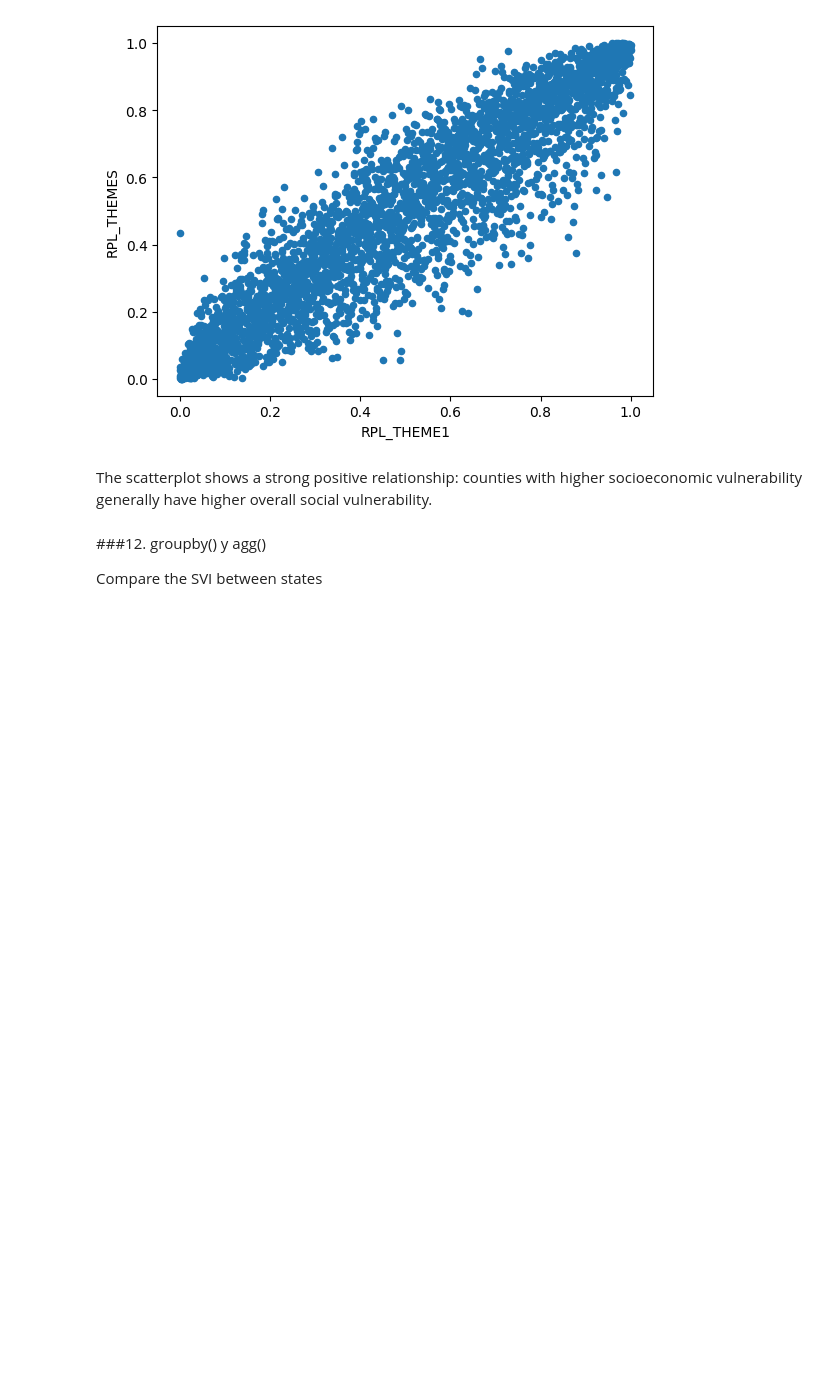
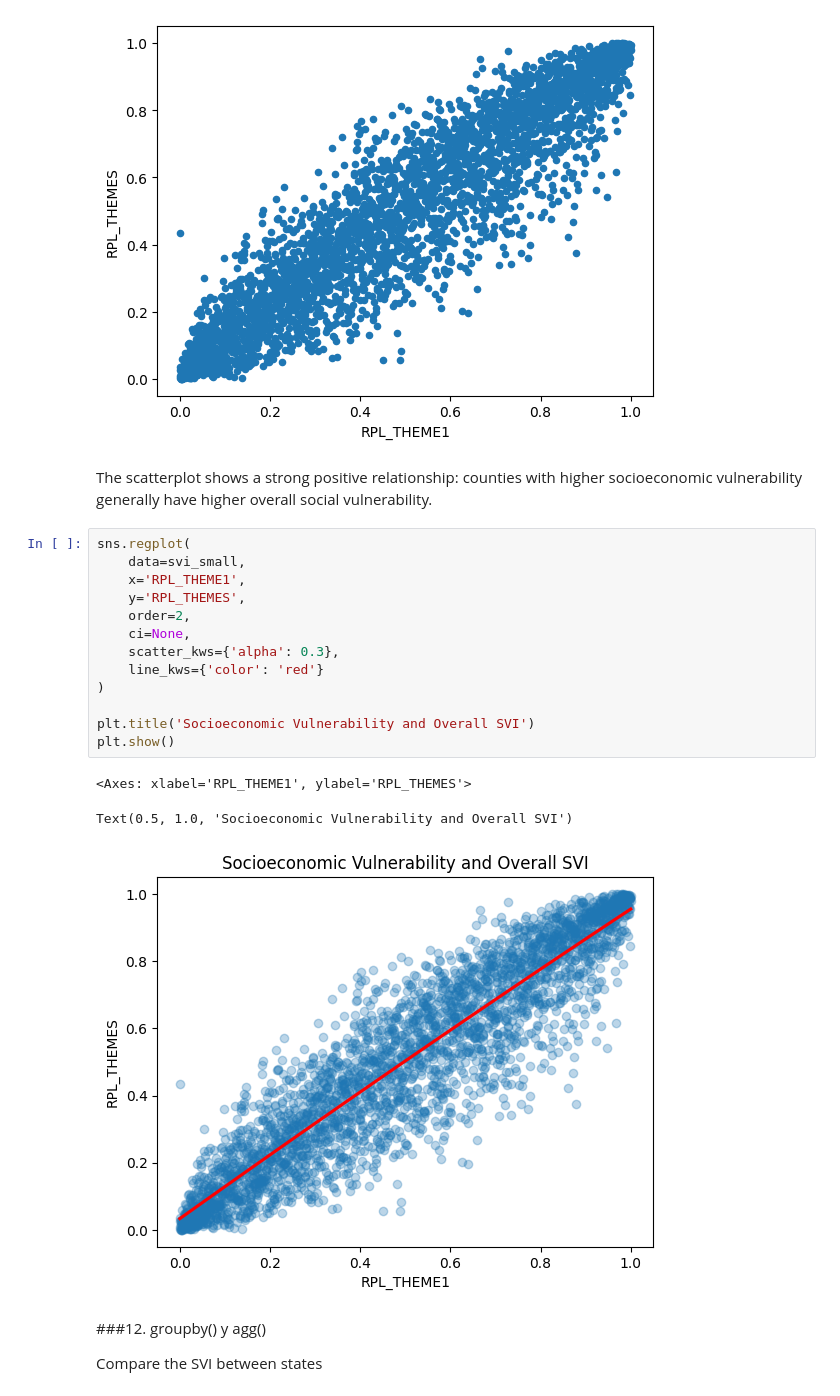
Before and after one commit to shirleyrutgers/DataManPy, a Jupyter notebook: ps1dataman.ipynb, the cells around one changed output. Cells and saved outputs as stored; diff of their text form; blank space fills up the shorter version.

```diff
--- a/ps1dataman.ipynb
+++ b/ps1dataman.ipynb
@@ -953,6 +953,23 @@ svi_small.plot(
 [figure]
 # %% [markdown]
 The scatterplot shows a strong positive relationship: counties with higher socioeconomic vulnerability generally have higher overall social vulnerability.
+# %%
+sns.regplot(
+    data=svi_small,
+    x='RPL_THEME1',
+    y='RPL_THEMES',
+    order=2,
+    ci=None,
+    scatter_kws={'alpha': 0.3},
+    line_kws={'color': 'red'}
+)
+
+plt.title('Socioeconomic Vulnerability and Overall SVI')
+plt.show()
+# %% [output]
+<Axes: xlabel='RPL_THEME1', ylabel='RPL_THEMES'>
+Text(0.5, 1.0, 'Socioeconomic Vulnerability and Overall SVI')
+[figure, added]
 # %% [markdown]
 ###12. groupby() y agg()
 
```
